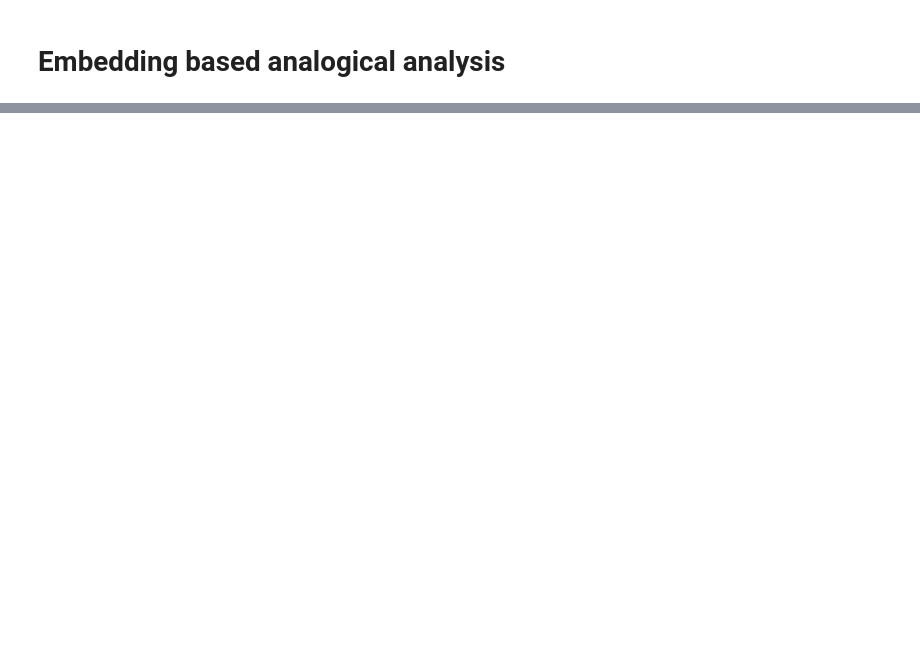
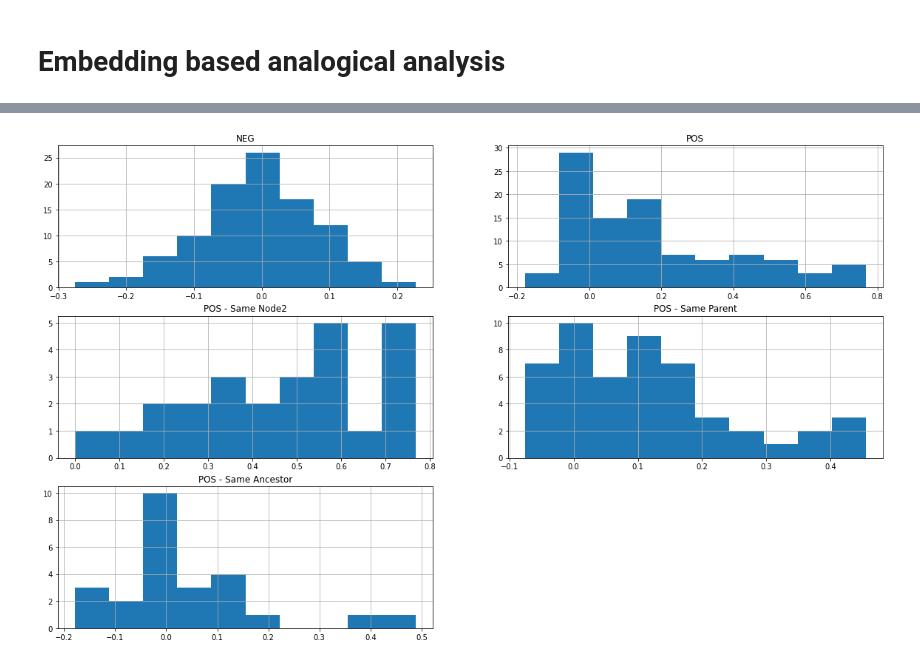
Before and after one commit to usc-isi-i2/wd-similarity, a Jupyter notebook: Analogical Proj Experiments.ipynb, the cells around one changed output, grey strips where cells are left out. Saved outputs shown, nothing was run; the diff lists cells and outputs as text; code cells hidden in the pictures; blank space fills up the shorter version.

Commit message:
Re-organized framework

```diff
--- a/Analogical Proj Experiments.ipynb
+++ b/Analogical Proj Experiments.ipynb
@@ -934,7 +756,7 @@ def generate_distance_values(df, col1, col2, embMap):
         missesChild, missesParent = 0, 0
         childAvgEmb = None
         parentAvgEmb = None
-        for word in row[col1].split():
+        for word in row[col1].lower().split():
             if word not in embMap:
                 missesChild += 1
                 continue
@@ -944,7 +766,7 @@ def generate_distance_values(df, col1, col2, embMap):
                 childAvgEmb += np.array(embMap[word])
         if childAvgEmb is not None:
             childAvgEmb /= (len(row[col1].split()) - missesChild)
-        for word in row[col2].split():
+        for word in row[col2].lower().split():
             if word not in embMap:
                 missesParent += 1
                 continue
@@ -955,18 +777,38 @@ def generate_distance_values(df, col1, col2, embMap):
         if parentAvgEmb is not None:
             parentAvgEmb /= (len(row[col2].split()) - missesParent)
         if childAvgEmb is None or parentAvgEmb is None:
-            cosSim = 0
+            diffArr = None
         else:
-            cosSim = cosine_similarity(childAvgEmb.reshape(1, -1), parentAvgEmb.reshape(1, -1))[0][0]
-        resultsArr.append((cosSim, (len(row[col1].split()) - missesChild), (len(row[col2].split()) - missesParent)))
+#             cosSim = cosine_similarity(childAvgEmb.reshape(1, -1), parentAvgEmb.reshape(1, -1))[0][0]
+            diffArr = childAvgEmb.reshape(1, -1) - parentAvgEmb.reshape(1, -1)
+        resultsArr.append((diffArr, (len(row[col1].split()) - missesChild), (len(row[col2].split()) - missesParent)))
 
     return resultsArr
 # %%
-def get_results(model_glove):
+def get_results(analogicalDF, model_glove):
     diff = []
     for tup1, tup2, relation in zip(generate_distance_values(analogicalDF, 'node1_label', 'node2_label', model_glove),
                                                  generate_distance_values(analogicalDF, 'other_node1_label', 'other_node2_label', model_glove), analogicalDF['relation'].to_list()):
-        cosSim1, childLen1, parLen1 = tup1
-        cosSim2, childLen2, parLen2 = tup2
-        diff.append((abs(cosSim1-cosSim2) if cosSim1 is not None and cosSim2 is not None else 0, cosSim1, childLen1, parLen1, cosSim2, childLen2, parLen2, relation))
-    return pd.DataFrame(diff[:100], columns=['absDiff', 'cosSim1', 'childLen1', 'parLen1', 'cosSim2', 'childLen2', 'parLen2', 'relation'])
+        diffArr1, childLen1, parLen1 = tup1
+        diffArr2, childLen2, parLen2 = tup2
+#         diff.append((abs(cosSim1-cosSim2) if cosSim1 is not None and cosSim2 is not None else 0, cosSim1, childLen1, parLen1, cosSim2, childLen2, parLen2, relation))
+        diff.append((cosine_similarity(diffArr1, diffArr2)[0][0] if diffArr1 is not None and diffArr2 is not None else 0, diffArr1, childLen1, parLen1, diffArr2, childLen2, parLen2))
+    return pd.DataFrame(diff, columns=['cosSim', 'diffArr1', 'childLen1', 'parLen1', 'diffArr2', 'childLen2', 'parLen2'])
+# %%
+def plot_hist_distributions(trainingDF_cosSimed):
+    plt.figure(figsize=(20, 12))
+
+    plt.subplot(3,2,1).title.set_text("NEG")
+    trainingDF_cosSimed[trainingDF_cosSimed.type == 'NEG'].cosSim.hist()
+
+    plt.subplot(3,2,2).title.set_text("POS")
+    trainingDF_cosSimed[trainingDF_cosSimed.type != 'NEG'].cosSim.hist()
+
+    plt.subplot(3,2,3).title.set_text("POS - Same Node2")
+    trainingDF_cosSimed[trainingDF_cosSimed.type == 'POS_SAME_NODE2'].cosSim.hist()
+
+    plt.subplot(3,2,4).title.set_text("POS - Same Parent")
+    trainingDF_cosSimed[trainingDF_cosSimed.type == 'POS_SAME_PAR'].cosSim.hist()
+
+    plt.subplot(3,2,5).title.set_text("POS - Same Ancestor")
+    trainingDF_cosSimed[trainingDF_cosSimed.type == 'POS_SAME_ANC'].cosSim.hist()
@@ -973,2 +913,2 @@ def get_results(model_glove):
 # %%
-get_results(model_glove)['absDiff']
+trainingDF_cosSimed_glove = trainingDF.join(get_results(trainingDF, model_glove))
@@ -1023,0 +943,4 @@ a,b
+# %%
+plot_hist_distributions(trainingDF_cosSimed_glove)
+# %% [output]
+[figure, added]
```
Also changed, not shown: parts of 92 cells of this notebook, 3 other files.
